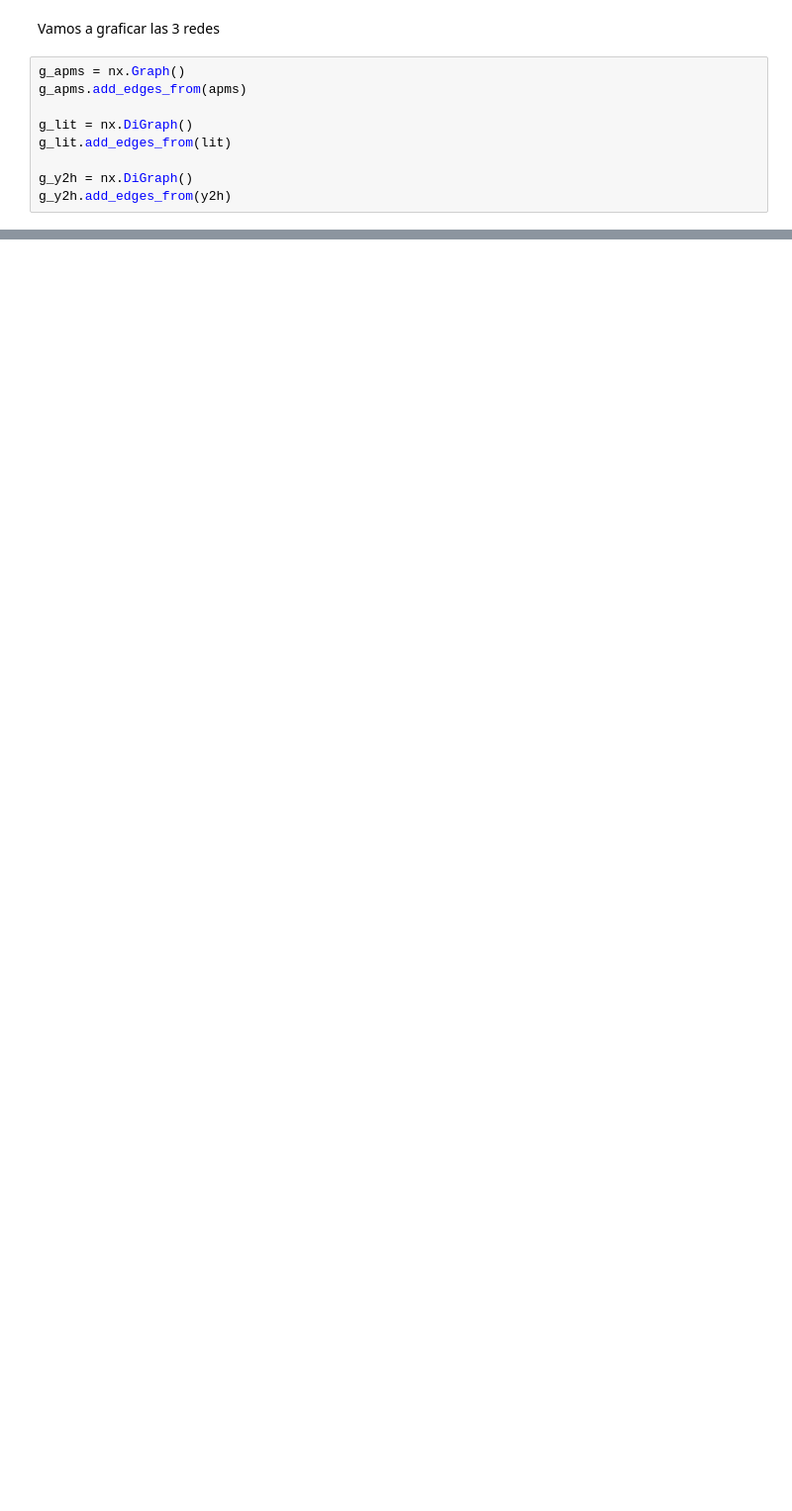
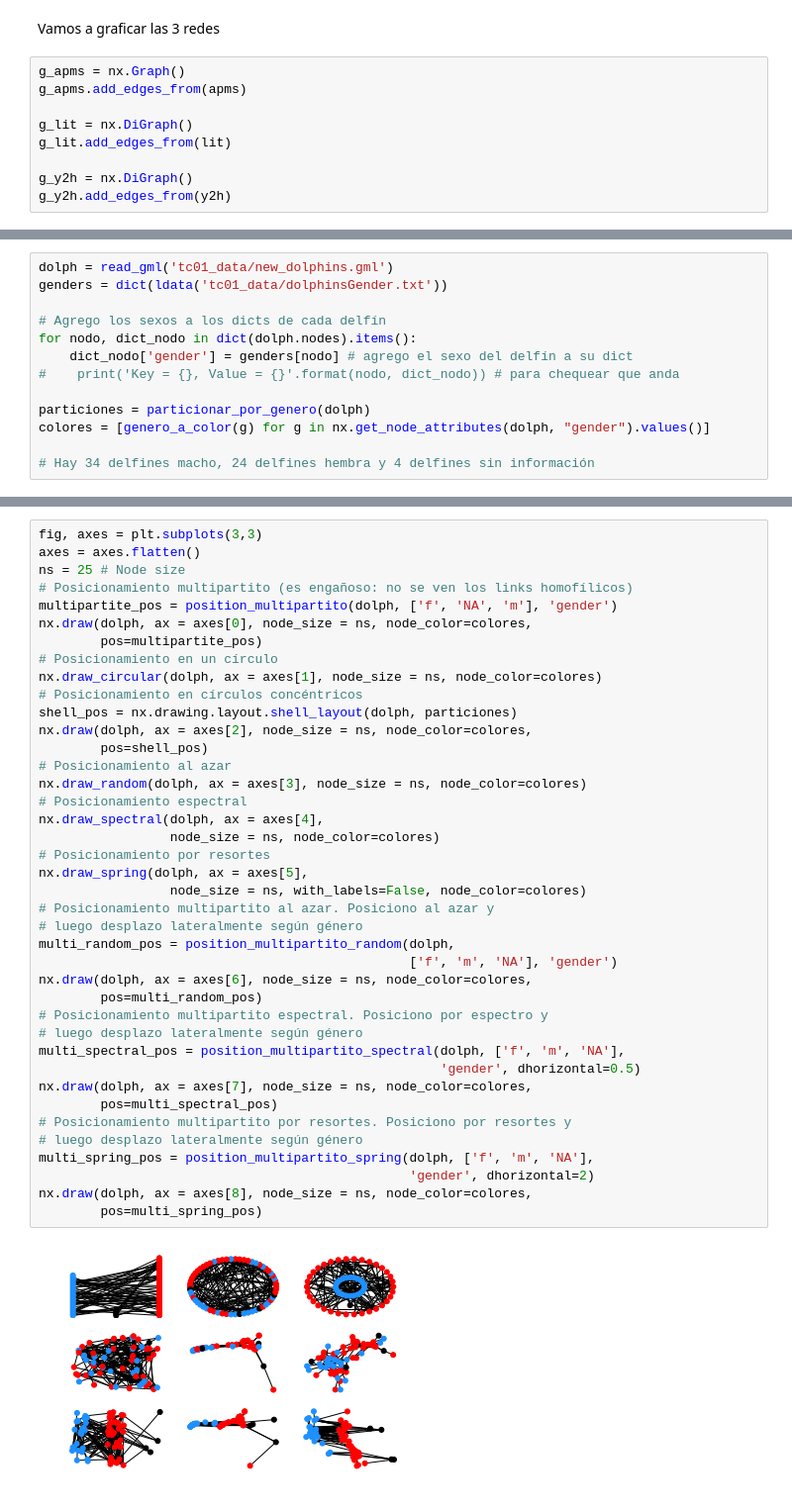
Before and after one commit to GRGab/Urdimbres-Sofisticadas, a Jupyter notebook: Tp1/Trabajo_computacional_1.ipynb, the cells around one changed output, grey strips where cells are left out. Shown: that part at 99% size. Drawn from its saved outputs; the diff is of its cells as text; blank space fills up the shorter version.

```diff
--- a/Tp1/Trabajo_computacional_1.ipynb
+++ b/Tp1/Trabajo_computacional_1.ipynb
@@ -72,0 +189,13 @@ nx.draw(g_y2h, node_size = 35)
+# %%
+dolph = read_gml('tc01_data/new_dolphins.gml')
+genders = dict(ldata('tc01_data/dolphinsGender.txt'))
+
+# Agrego los sexos a los dicts de cada delfín
+for nodo, dict_nodo in dict(dolph.nodes).items():
+    dict_nodo['gender'] = genders[nodo] # agrego el sexo del delfín a su dict
+#    print('Key = {}, Value = {}'.format(nodo, dict_nodo)) # para chequear que anda
+
+particiones = particionar_por_genero(dolph)
+colores = [genero_a_color(g) for g in nx.get_node_attributes(dolph, "gender").values()]
+
+# Hay 34 delfines macho, 24 delfines hembra y 4 delfines sin información
@@ -72,0 +206,42 @@ nx.draw(g_y2h, node_size = 35)
+# %%
+fig, axes = plt.subplots(3,3)
+axes = axes.flatten()
+ns = 25 # Node size
+# Posicionamiento multipartito (es engañoso: no se ven los links homofílicos)
+multipartite_pos = position_multipartito(dolph, ['f', 'NA', 'm'], 'gender')
+nx.draw(dolph, ax = axes[0], node_size = ns, node_color=colores,
+        pos=multipartite_pos)
+# Posicionamiento en un círculo
+nx.draw_circular(dolph, ax = axes[1], node_size = ns, node_color=colores)
+# Posicionamiento en círculos concéntricos
+shell_pos = nx.drawing.layout.shell_layout(dolph, particiones)
+nx.draw(dolph, ax = axes[2], node_size = ns, node_color=colores,
+        pos=shell_pos)
+# Posicionamiento al azar
+nx.draw_random(dolph, ax = axes[3], node_size = ns, node_color=colores)
+# Posicionamiento espectral
+nx.draw_spectral(dolph, ax = axes[4],
+                 node_size = ns, node_color=colores)
+# Posicionamiento por resortes
+nx.draw_spring(dolph, ax = axes[5],
+                 node_size = ns, with_labels=False, node_color=colores)
+# Posicionamiento multipartito al azar. Posiciono al azar y
+# luego desplazo lateralmente según género
+multi_random_pos = position_multipartito_random(dolph,
+                                                ['f', 'm', 'NA'], 'gender')
+nx.draw(dolph, ax = axes[6], node_size = ns, node_color=colores,
+        pos=multi_random_pos)
+# Posicionamiento multipartito espectral. Posiciono por espectro y
+# luego desplazo lateralmente según género
+multi_spectral_pos = position_multipartito_spectral(dolph, ['f', 'm', 'NA'],
+                                                    'gender', dhorizontal=0.5)
+nx.draw(dolph, ax = axes[7], node_size = ns, node_color=colores,
+        pos=multi_spectral_pos)
+# Posicionamiento multipartito por resortes. Posiciono por resortes y
+# luego desplazo lateralmente según género
+multi_spring_pos = position_multipartito_spring(dolph, ['f', 'm', 'NA'],
+                                                'gender', dhorizontal=2)
+nx.draw(dolph, ax = axes[8], node_size = ns, node_color=colores,
+        pos=multi_spring_pos)
+# %% [output]
+[figure, added]
```
Also changed, not shown: parts of 32 cells of this notebook, 5 other files.
